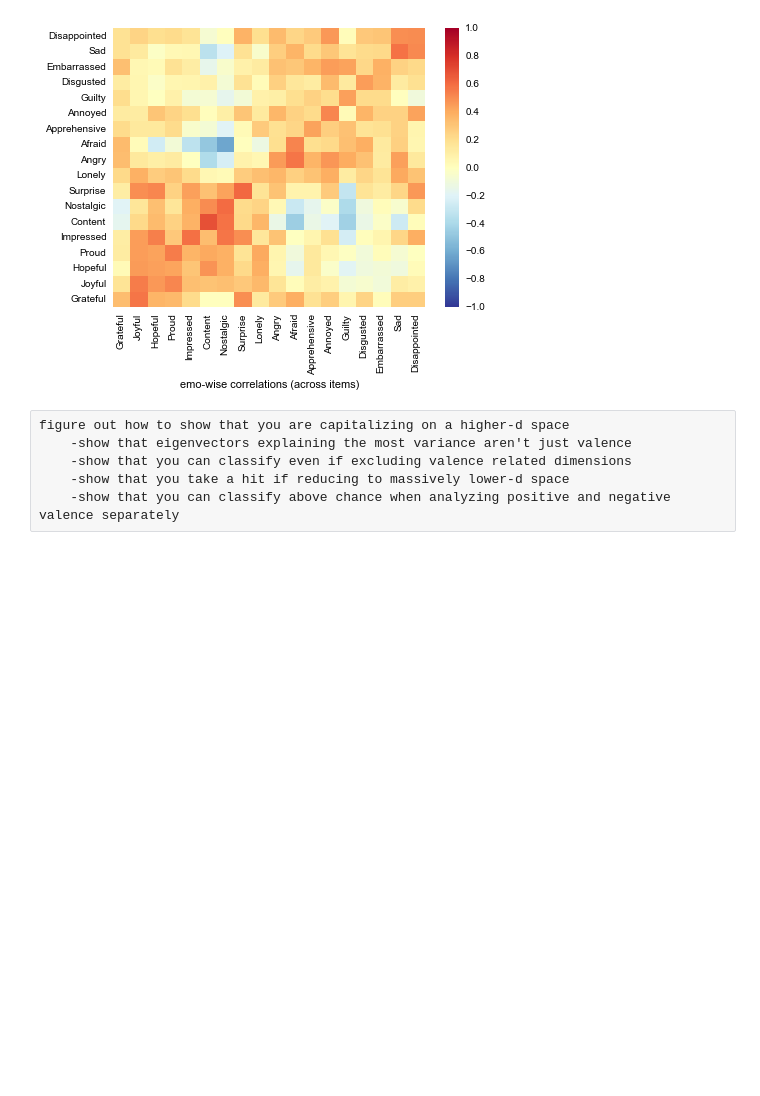
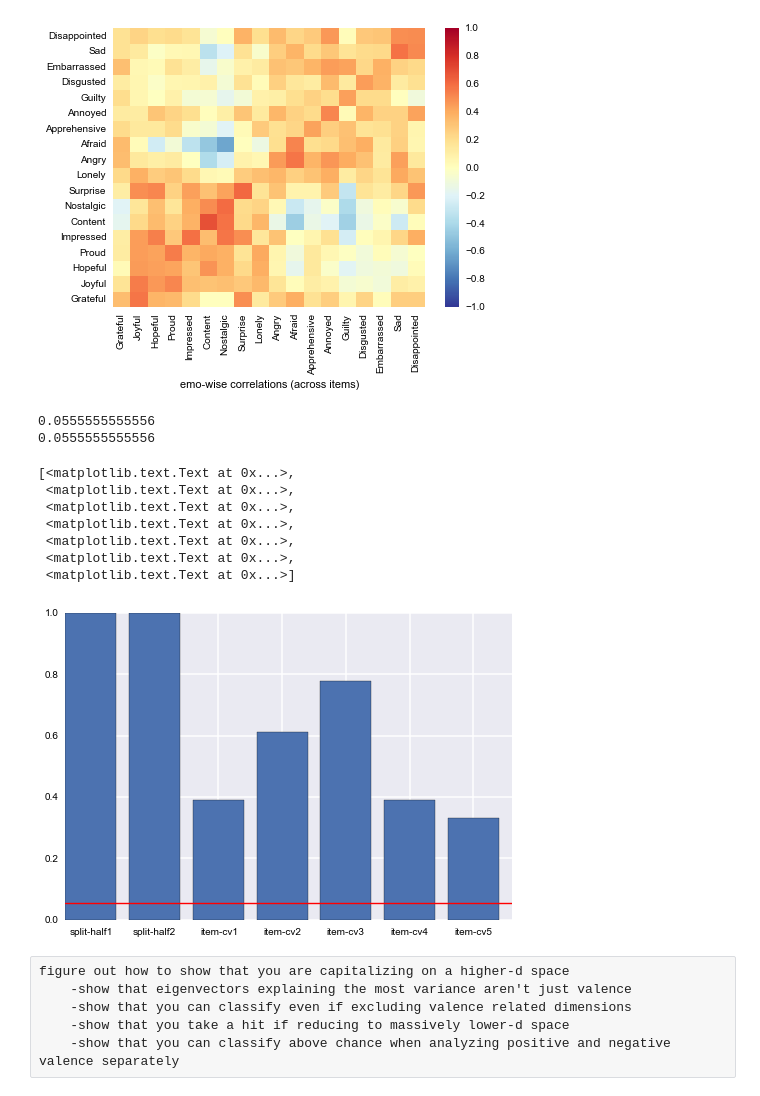
Before and after one commit to onionater/antools, a Jupyter notebook: turk/NDIM.ipynb, the cells around one changed output. Cells and saved outputs as stored; diff of their text form; code cells hidden in the pictures; blank space fills up the shorter version.

```diff
--- a/turk/NDIM.ipynb
+++ b/turk/NDIM.ipynb
@@ -188,6 +193,29 @@ crosscorrs=ndim.crossmatrixcorr(alldata)
 ndim.plotweightmatrix('emo-wise correlations (across items)', theseemolabels, theseemolabels, crosscorrs, 'emosimilarities_xitems'+suffix+'.png', figuresize=[7,5], cmin=-1, cmax=1, cmapspec='RdYlBu_r')
 # %% [output]
 [figure]
+# %%
+[classdeets2, accuracies2, chance2]= ndim.classify(cvfolds, alldata, alllabels)
+accuracies=[ac for ac in accuracies1]
+accuracies.extend(accuracies2)
+print chance2
+print chance2
+fig =plt.figure()
+ax = fig.add_subplot(1,1,1,)
+plt.bar(range(len(accuracies)), accuracies)
+plt.plot([0,7],[chance2, chance2],color='r')
+ax.set_xticks([i+.4 for i in range(7)])
+ax.set_xticklabels(['split-half1','split-half2','item-cv1','item-cv2','item-cv3','item-cv4','item-cv5'])
+# %% [output]
+0.0555555555556
+0.0555555555556
+[<matplotlib.text.Text at 0x...>,
+ <matplotlib.text.Text at 0x...>,
+ <matplotlib.text.Text at 0x...>,
+ <matplotlib.text.Text at 0x...>,
+ <matplotlib.text.Text at 0x...>,
+ <matplotlib.text.Text at 0x...>,
+ <matplotlib.text.Text at 0x...>]
+[figure, added]
 # %% [raw]
 figure out how to show that you are capitalizing on a higher-d space
     -show that eigenvectors explaining the most variance aren't just valence
```
Also changed, not shown: parts of 2 cells of this notebook, 26 other files.
